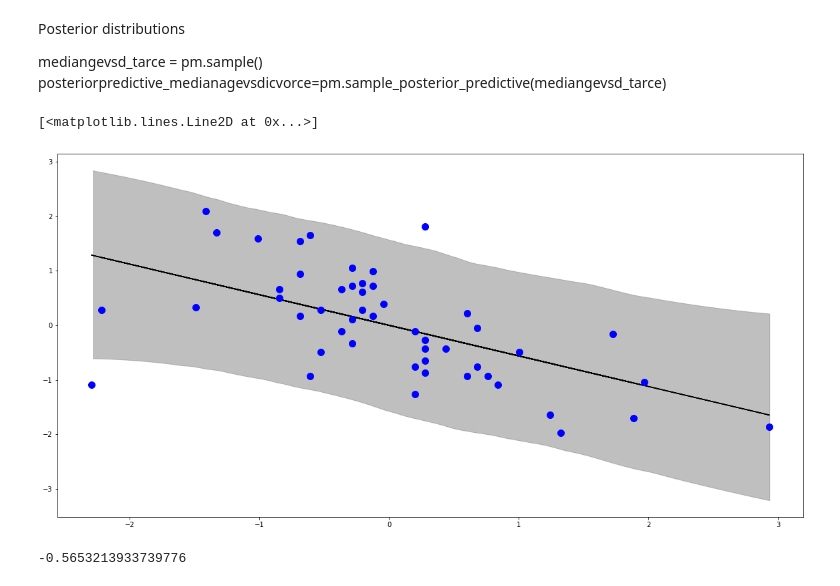
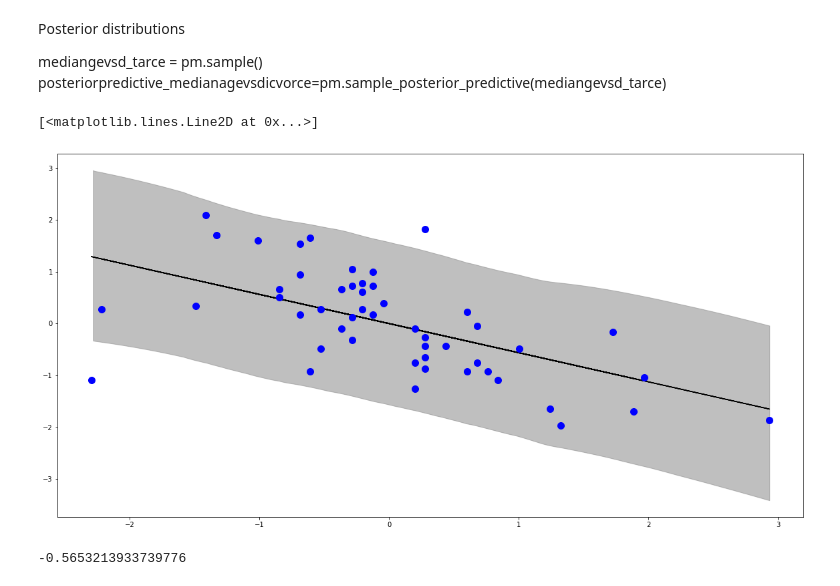
Before and after one commit to gsahinpi/SPR2022Dats511, a Jupyter notebook: mutipleregres.ipynb, the cells around one changed output. Drawn from its saved outputs; the diff is of its cells as text; code cells hidden in the pictures.

```diff
--- a/mutipleregres.ipynb
+++ b/mutipleregres.ipynb
@@ -170,14 +174,14 @@ mediangevsd_tarce = pm.sample()
   posteriorpredictive_medianagevsdicvorce
 # %%
 fig, ax = plt.subplots(figsize=(20,10))
-az.plot_hdi(data["MedianAgeMarriage_std"],    posteriorpredictive_medianage["divorce_rate_std"], credible_interval=0.94, color='gray', ax=ax)
+az.plot_hdi(data["MedianAgeMarriage_std"],    posteriorpredictive_medianage["divorce_rate_std"],  color='gray', ax=ax)
 plt.plot(data["MedianAgeMarriage_std"],  medianage_trace ["a"].mean() +  medianage_trace ["bA"].mean() * (data["MedianAgeMarriage_std"]),color="black")
 plt.plot(data["MedianAgeMarriage_std"],data["Divorce_std"], 'b.', markersize=20)
 #plt.plot(df2.weight, tracedeterminist["alpha"].mean() + tracedeterminist["beta"].mean() * (df2.weight_c),color="black")
 #plt.plot(df2.weight, df2.height, 'b.', markersize=20)
 # %% [output]
 [<matplotlib.lines.Line2D at 0x...>]
-[figure, old version]
+[figure, new version]
 # %%
 medianage_trace["bA"].mean()
 # %% [output]
```
Also changed, not shown: parts of 23 cells of this notebook, 1 other file.
